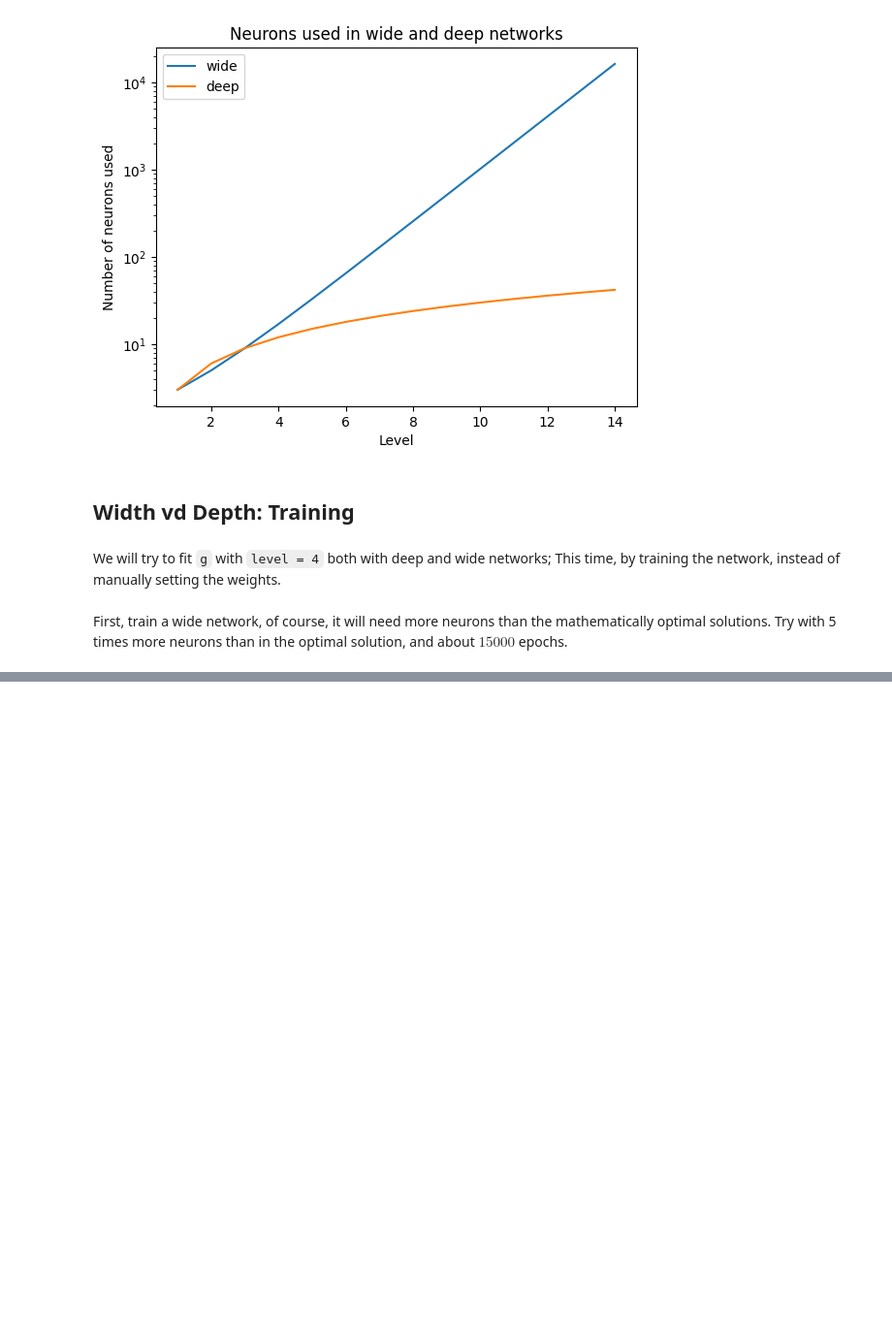
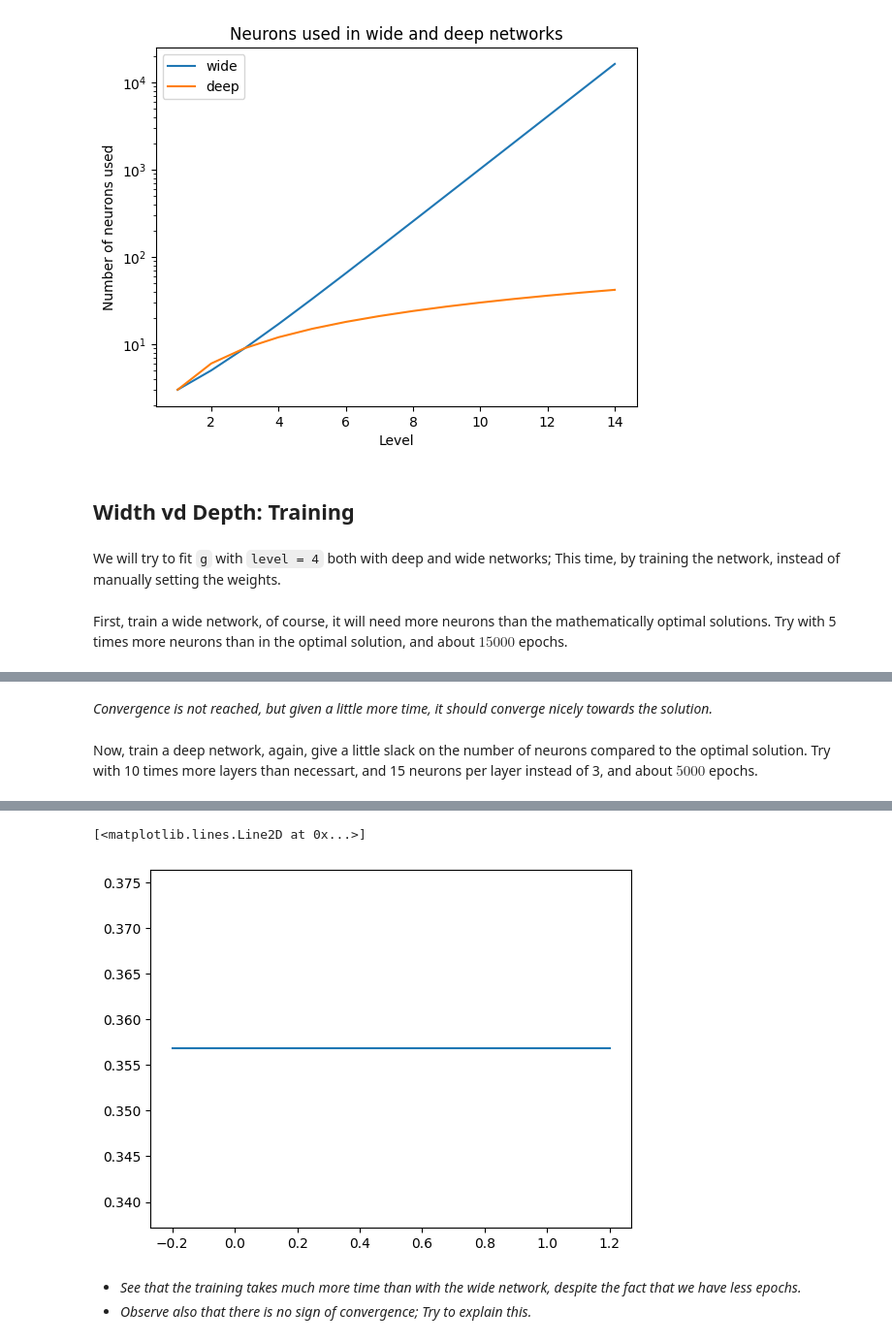
Before and after one commit to MICS-Lab/DeepLearningCourse, a Jupyter notebook: TD/DL_Practice_4_solutions.ipynb, the cells around one changed output, grey strips where cells are left out. Shown at 97% size. Saved outputs shown, nothing was run; the diff lists cells and outputs as text; code cells hidden in the pictures; blank space fills up the shorter version.

Commit message:
training deep network

```diff
--- a/TD/DL_Practice_4_solutions.ipynb
+++ b/TD/DL_Practice_4_solutions.ipynb
@@ -221,0 +237,30 @@ Loss: 0.059398144483566284
+# %% [markdown]
+*Convergence is not reached, but given a little more time, it should converge nicely towards the solution.*
+# %% [markdown]
+Now, train a deep network, again, give a little slack on the number of neurons compared to the optimal solution.
+Try with 10 times more layers than necessart, and 15 neurons per layer instead of 3, and about $5000$ epochs.
+# %%
+# cretae a deep network and train it
+level = 4
+print(f'Neurons used (theory): {3*level}')
+deep = Net(level*10, 15)
+print(f'Neurons used (practice): {15*(level*10)}')
+
+x = np.linspace(-0.2, 1.2, 1000)
+y = g(x, level)
+
+# train the network
+optimizer = torch.optim.Adam(deep.parameters(), lr=0.02)
+for i in range(5000):
+    optimizer.zero_grad()
+    pred = deep(torch.tensor(x).float().view(-1, 1))
+    loss = F.mse_loss(pred, torch.tensor(y).float().view(-1, 1))
+    loss.backward()
+    optimizer.step()
+    if i % 1000 == 0:
+        print(f'Loss: {loss.item()}')
+
+# plot the result
+y = deep(torch.tensor(x).float().view(-1, 1)).detach().numpy()
+plt.plot(x, y, label="deep(x)")
+# %% [output]
@@ -221,0 +274,5 @@ Loss: 0.059398144483566284
+[<matplotlib.lines.Line2D at 0x...>]
+[figure, added]
+# %% [markdown]
+- *See that the training takes much more time than with the wide network, despite the fact that we have less epochs.*
+- *Observe also that there is no sign of convergence; Try to explain this.*
```
Also changed, not shown: parts of 2 cells of this notebook.
